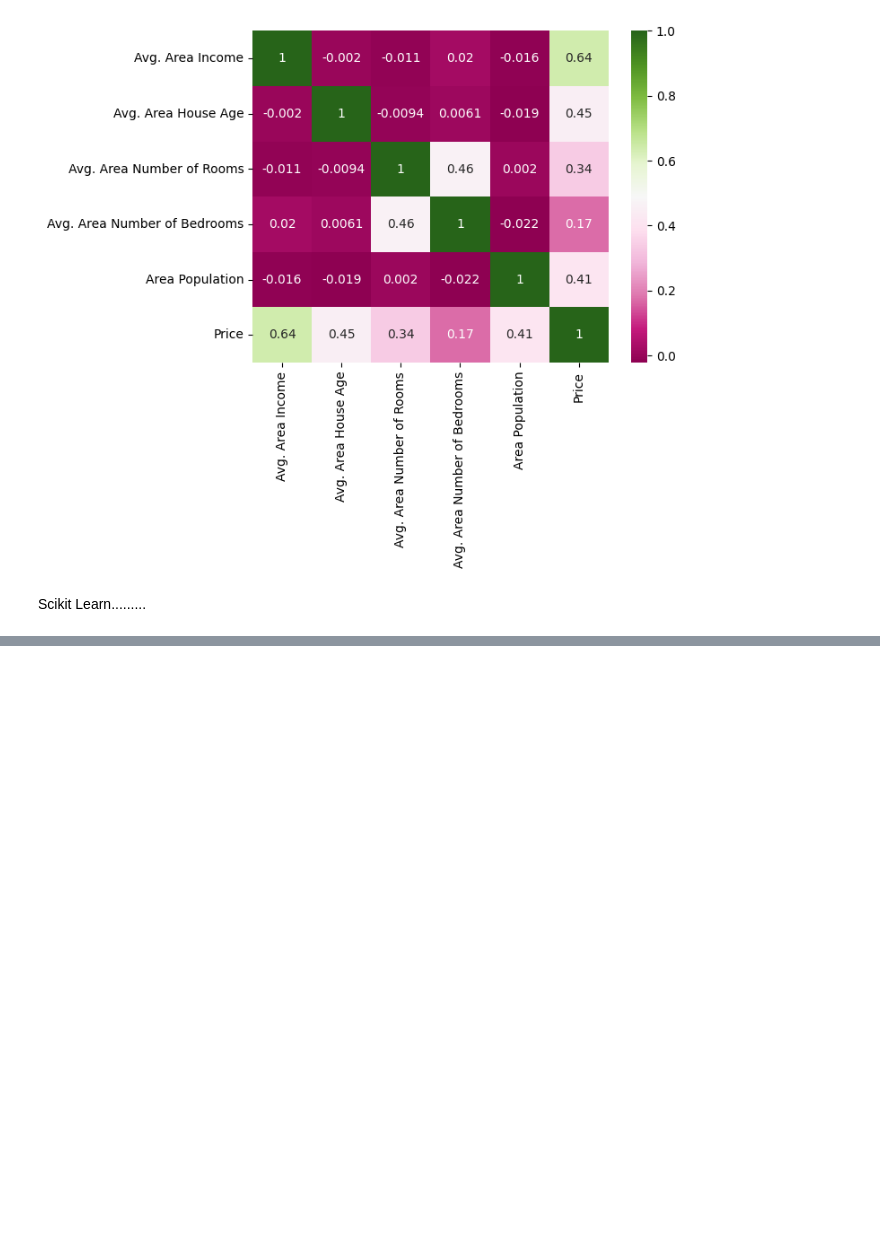
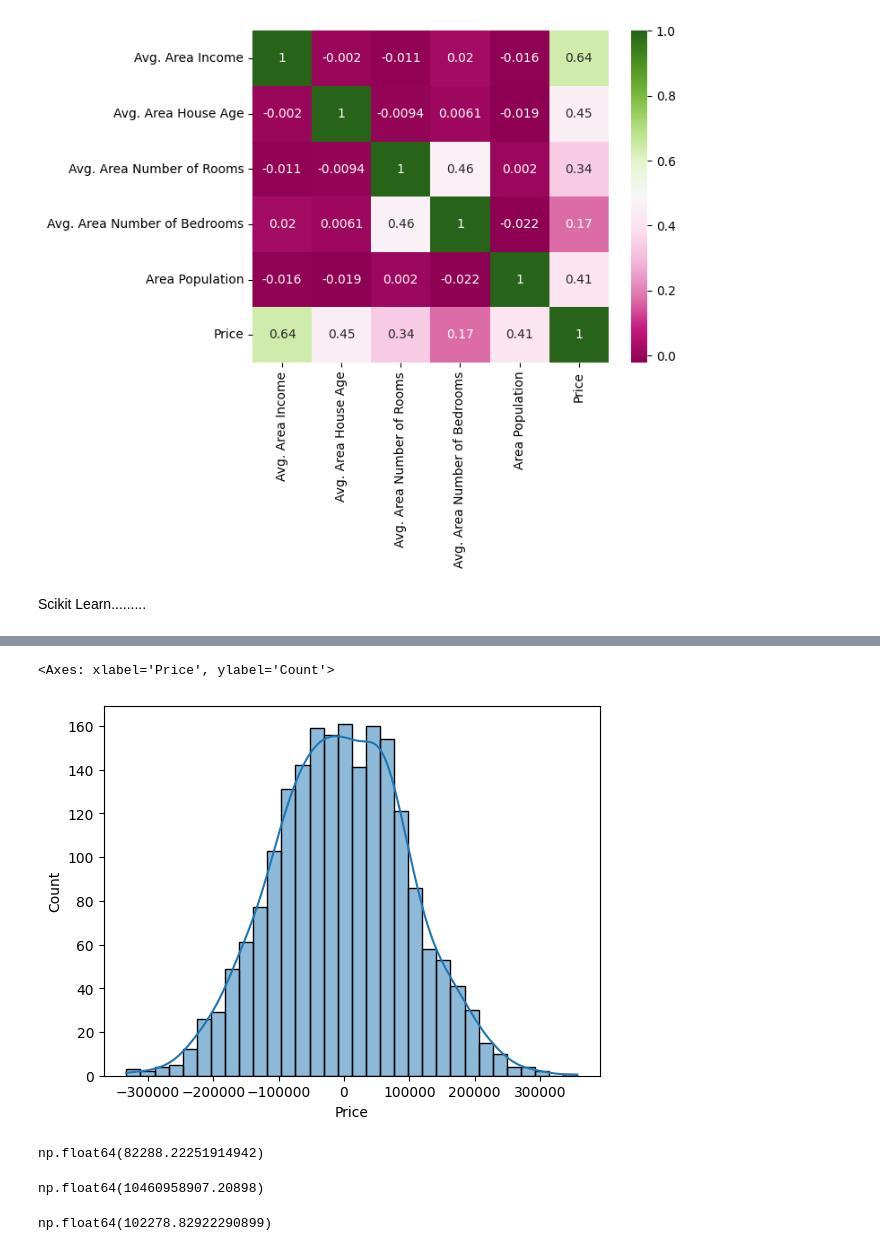
Before and after one commit to Avinash-Tamarapalli/DataScience, a Jupyter notebook: ML/LinearRegression.ipynb, the cells around one changed output, grey strips where cells are left out. Drawn from its saved outputs; the diff is of its cells as text; code cells hidden in the pictures; blank space fills up the shorter version.

```diff
--- a/ML/LinearRegression.ipynb
+++ b/ML/LinearRegression.ipynb
@@ -93,0 +155,5 @@ X_train, X_test, y_train, y_test = train_test_split(X, y, test_size=0.4, random_
+# %%
+sns.histplot((y_test - prediction), kde= True)
+# %% [output]
+<Axes: xlabel='Price', ylabel='Count'>
+[figure, added]
@@ -93,0 +162,12 @@ X_train, X_test, y_train, y_test = train_test_split(X, y, test_size=0.4, random_
+# %%
+metrics.mean_absolute_error(y_test, prediction)
+# %% [output]
+np.float64(82288.22251914942)
+# %%
+metrics.mean_squared_error(y_test, prediction)
+# %% [output]
+np.float64(10460958907.20898)
+# %%
+np.sqrt(metrics.mean_squared_error(y_test, prediction))
+# %% [output]
+np.float64(102278.82922290899)
```
Also changed, not shown: parts of 14 cells of this notebook, 2 other files.
